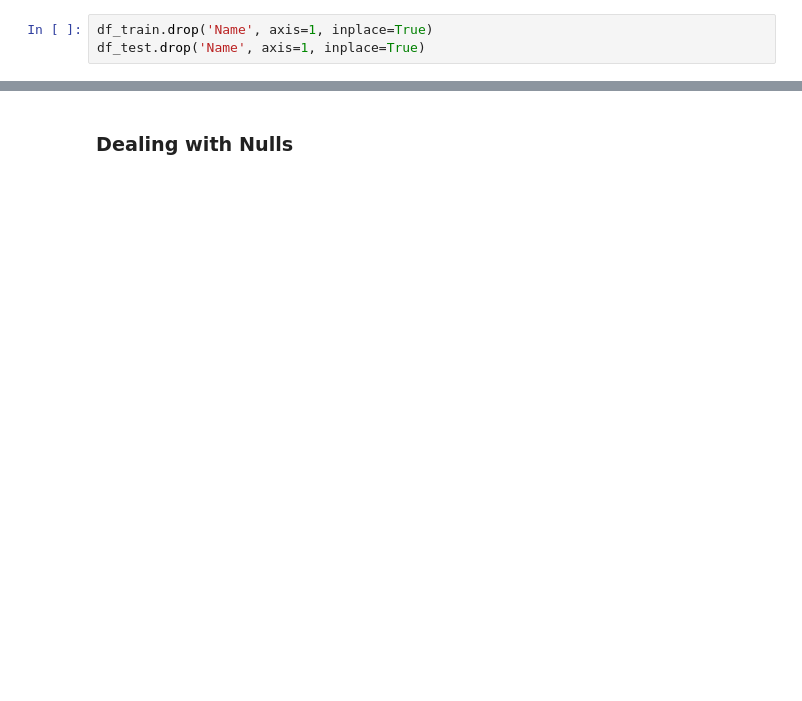
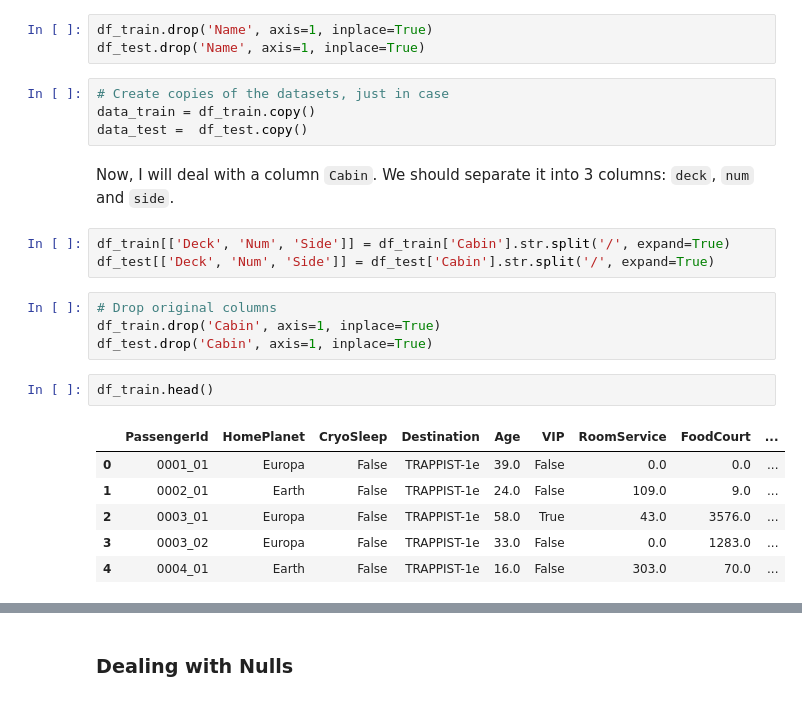
Before and after one commit to AnnaAnastasy/spaceship, a Jupyter notebook: spaceship.ipynb, the cells around one changed output, grey strips where cells are left out. Saved outputs shown, nothing was run; the diff lists cells and outputs as text; blank space fills up the shorter version.

```diff
--- a/spaceship.ipynb
+++ b/spaceship.ipynb
@@ -172,3 +182,25 @@ From the begining, I will drop Name column in both datasets.
 # %%
 df_train.drop('Name', axis=1, inplace=True)
 df_test.drop('Name', axis=1, inplace=True)
+# %%
+# Create copies of the datasets, just in case
+data_train = df_train.copy()
+data_test =  df_test.copy()
+# %% [markdown]
+Now, I will deal with a column `Cabin`. We should separate it into 3 columns: `deck`, `num` and `side`.
+# %%
+df_train[['Deck', 'Num', 'Side']] = df_train['Cabin'].str.split('/', expand=True)
+df_test[['Deck', 'Num', 'Side']] = df_test['Cabin'].str.split('/', expand=True)
+# %%
+# Drop original columns
+df_train.drop('Cabin', axis=1, inplace=True)
+df_test.drop('Cabin', axis=1, inplace=True)
+# %%
+df_train.head()
+# %% [output]
+|  | PassengerId | HomePlanet | CryoSleep | Destination | Age | VIP | RoomService | FoodCourt | ... |
+| 0 | 0001_01 | Europa | False | TRAPPIST-1e | 39.0 | False | 0.0 | 0.0 | ... |
+| 1 | 0002_01 | Earth | False | TRAPPIST-1e | 24.0 | False | 109.0 | 9.0 | ... |
+| 2 | 0003_01 | Europa | False | TRAPPIST-1e | 58.0 | True | 43.0 | 3576.0 | ... |
+| 3 | 0003_02 | Europa | False | TRAPPIST-1e | 33.0 | False | 0.0 | 1283.0 | ... |
+| 4 | 0004_01 | Earth | False | TRAPPIST-1e | 16.0 | False | 303.0 | 70.0 | ... |
```
Also changed, not shown: parts of 36 cells of this notebook.
